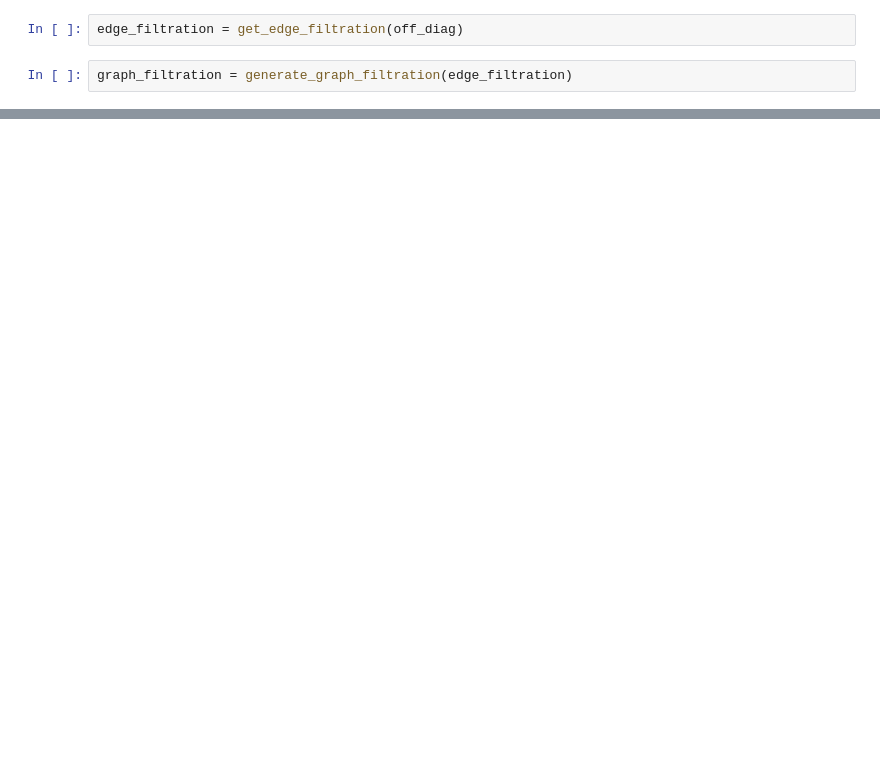
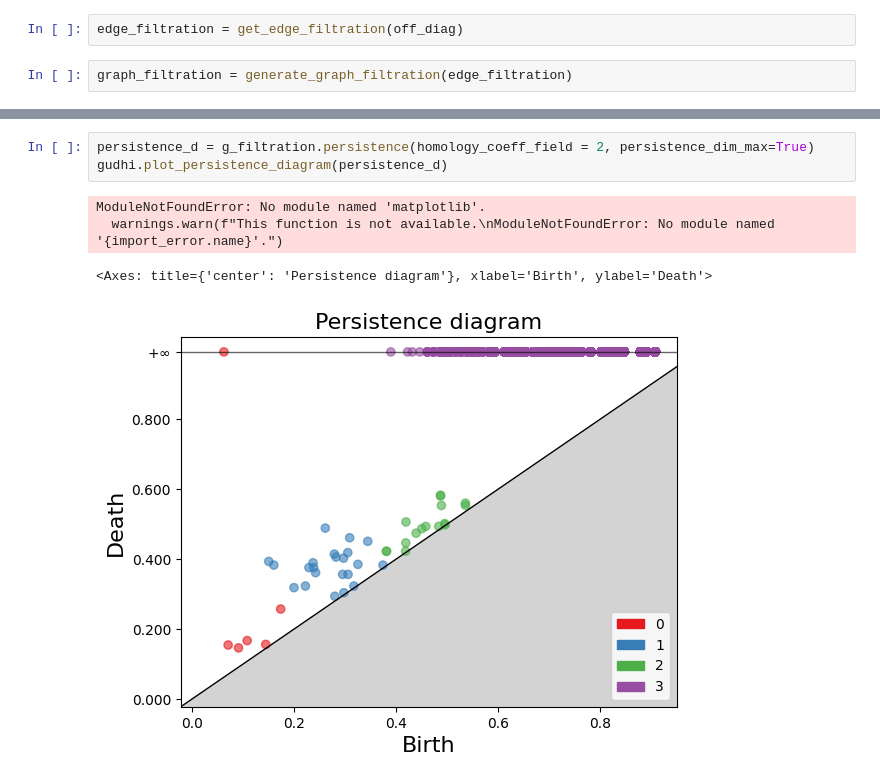
Before and after one commit to marco-campos/cliqueneuro, a Jupyter notebook: FiltrationOptimization.ipynb, the cells around one changed output, grey strips where cells are left out. Drawn from its saved outputs; the diff is of its cells as text; blank space fills up the shorter version.

```diff
--- a/FiltrationOptimization.ipynb
+++ b/FiltrationOptimization.ipynb
@@ -124,0 +126,8 @@ plt.show()
+# %%
+persistence_d = g_filtration.persistence(homology_coeff_field = 2, persistence_dim_max=True)
+gudhi.plot_persistence_diagram(persistence_d)
+# %% [output]
+ModuleNotFoundError: No module named 'matplotlib'.
+  warnings.warn(f"This function is not available.\nModuleNotFoundError: No module named '{import_error.name}'.")
+<Axes: title={'center': 'Persistence diagram'}, xlabel='Birth', ylabel='Death'>
+[figure, added]
```
Also changed, not shown: parts of 4 cells of this notebook, 1 other file.
